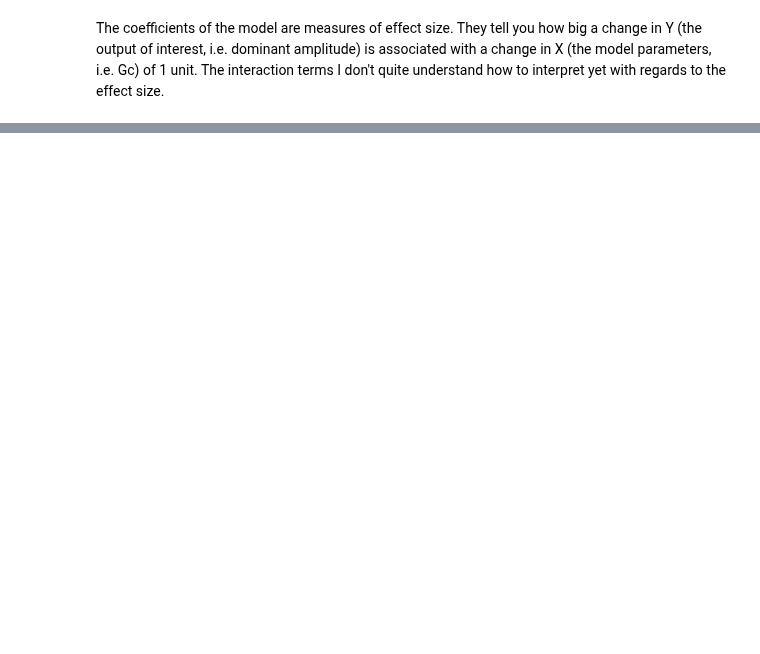
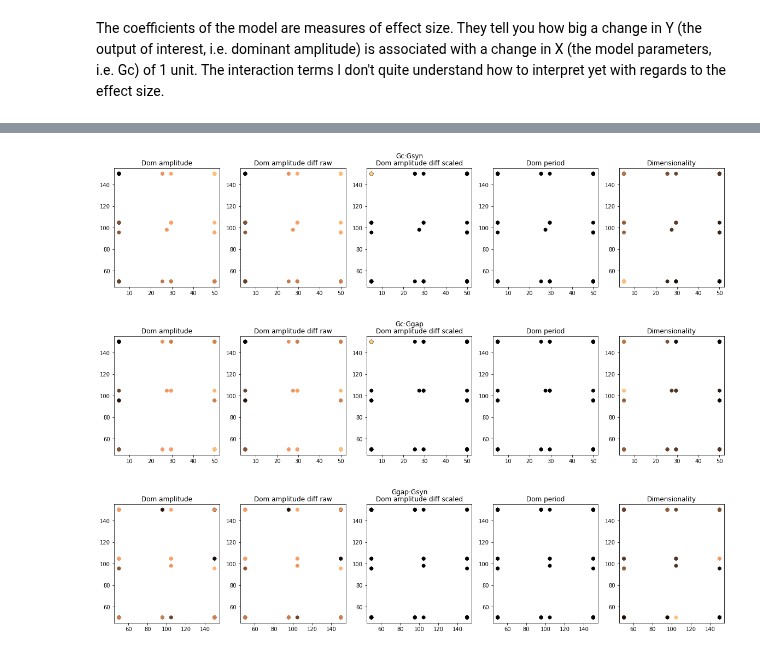
Before and after one commit to sjonany/c-elegans-interactome-analysis, a Jupyter notebook: Data_Exploration_burnhamd.ipynb, the cells around one changed output, grey strips where cells are left out. Cells and saved outputs as stored; diff of their text form; code cells hidden in the pictures; blank space fills up the shorter version.

```diff
--- a/Data_Exploration_burnhamd.ipynb
+++ b/Data_Exploration_burnhamd.ipynb
@@ -193,0 +193,32 @@ The variability we are seeing here illustrates that variation in a single parame
+# %%
+for term in model_terms[3:6]:
+    parts = term.split(":")
+
+    fig, axes = plt.subplots(nrows=1, ncols=5, figsize=(20, 4))
+
+    ax = axes[0]
+    ax.scatter(data[parts[0]], data[parts[1]], c=dom_amplitude,  cmap="copper")
+    ax.set_title("Dom amplitude")
+
+    ax = axes[1]
+    ax.scatter(data[parts[0]], data[parts[1]], c=dom_amplitude_diff_raw,  cmap="copper")
+    ax.set_title("Dom amplitude diff raw")
+
+    ax = axes[2]
+    ax.scatter(data[parts[0]], data[parts[1]], c=dom_amplitude_diff_scaled,  cmap="copper")
+    ax.set_title("Dom amplitude diff scaled")
+
+    ax = axes[3]
+    ax.scatter(data[parts[0]], data[parts[1]], c=dom_period,  cmap="copper")
+    ax.set_title("Dom period")
+
+    ax = axes[4]
+    ax.scatter(data[parts[0]], data[parts[1]], c=dimensionality,  cmap="copper")
+    ax.set_title("Dimensionality")
+
+    fig.suptitle(term)
+    plt.show()
+# %% [output]
+[figure, added]
+[figure, added]
+[figure, added]
```
Also changed, not shown: parts of 8 cells of this notebook.
